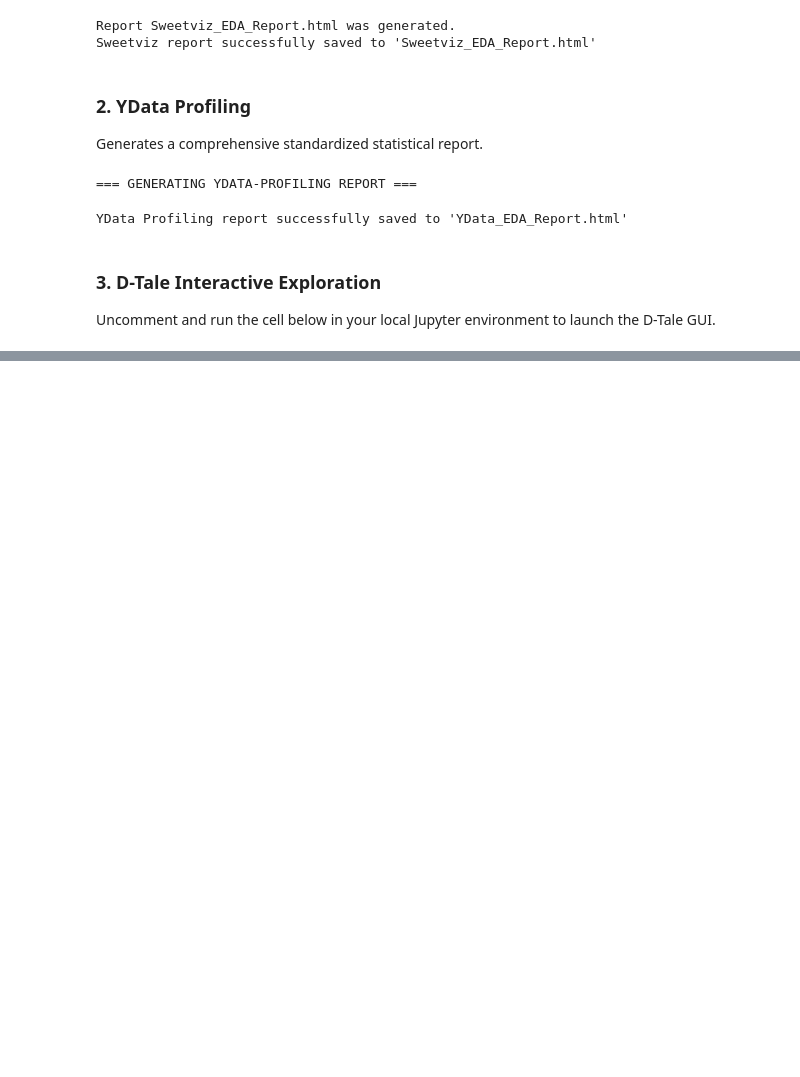
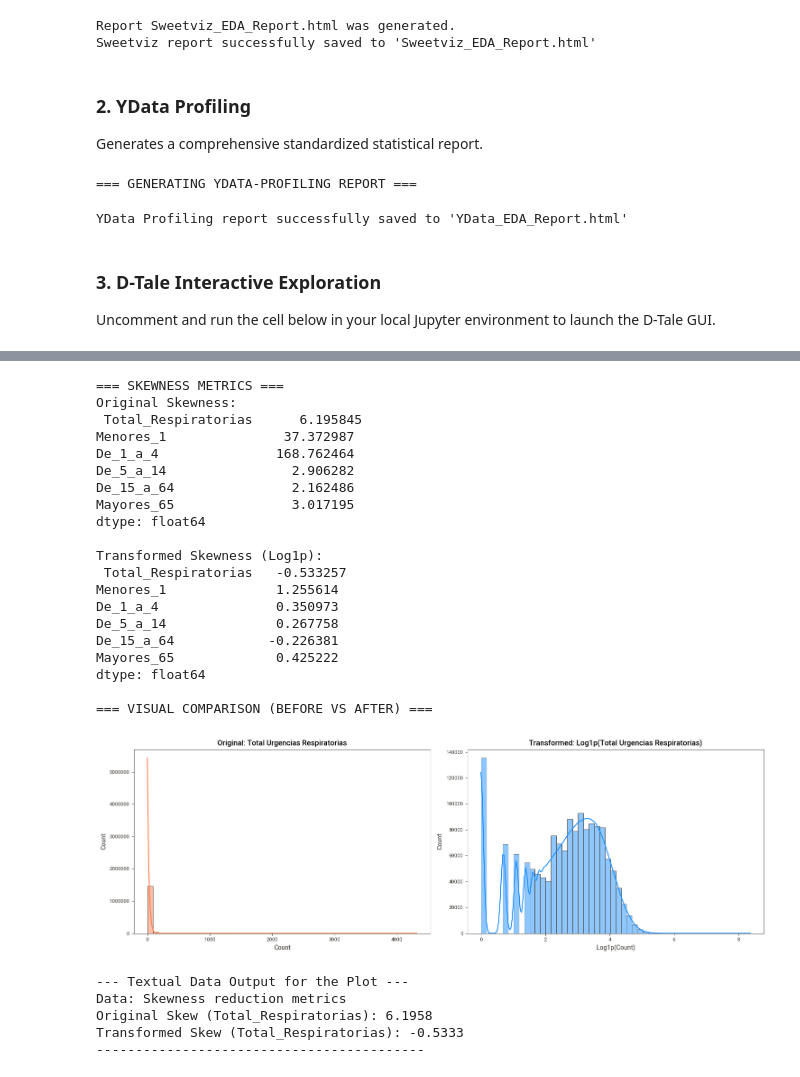
Before and after one commit to RicketyMajor/vitalflow, a Jupyter notebook: notebooks/03_eda_comprehensive.ipynb, the cells around one changed output, grey strips where cells are left out. Saved outputs shown, nothing was run; the diff lists cells and outputs as text; code cells hidden in the pictures; blank space fills up the shorter version.

Commit message:
feat: add skewness correction (Log1p) to EDA notebook

```diff
--- a/notebooks/03_eda_comprehensive.ipynb
+++ b/notebooks/03_eda_comprehensive.ipynb
@@ -83,0 +89,60 @@ Uncomment and run the cell below in your local Jupyter environment to launch the
+# %%
+import numpy as np
+import matplotlib.pyplot as plt
+import seaborn as sns
+
+print("=== SKEWNESS METRICS ===")
+cols_to_check = ['Total_Respiratorias', 'Menores_1', 'De_1_a_4', 'De_5_a_14', 'De_15_a_64', 'Mayores_65']
+print("Original Skewness:\n", df_eda[cols_to_check].skew())
+
+# Apply Log1p Transformation
+df_log = df_eda[cols_to_check].apply(np.log1p)
+print("\nTransformed Skewness (Log1p):\n", df_log.skew())
+
+print("\n=== VISUAL COMPARISON (BEFORE VS AFTER) ===")
+fig, axes = plt.subplots(1, 2, figsize=(15, 5))
+
+sns.histplot(df_eda['Total_Respiratorias'], bins=50, ax=axes[0], color='coral', kde=True)
+axes[0].set_title('Original: Total Urgencias Respiratorias')
+axes[0].set_xlabel('Count')
+
+sns.histplot(df_log['Total_Respiratorias'], bins=50, ax=axes[1], color='dodgerblue', kde=True)
+axes[1].set_title('Transformed: Log1p(Total Urgencias Respiratorias)')
+axes[1].set_xlabel('Log1p(Count)')
+
+plt.tight_layout()
+plt.show()
+
+# REQUIRED TEXT OUTPUT
+print("\n--- Textual Data Output for the Plot ---")
+print("Data: Skewness reduction metrics")
+print(f"Original Skew (Total_Respiratorias): {df_eda['Total_Respiratorias'].skew():.4f}")
+print(f"Transformed Skew (Total_Respiratorias): {df_log['Total_Respiratorias'].skew():.4f}")
+print("------------------------------------------")
+# %% [output]
+=== SKEWNESS METRICS ===
+Original Skewness:
+ Total_Respiratorias      6.195845
+Menores_1               37.372987
+De_1_a_4               168.762464
+De_5_a_14                2.906282
+De_15_a_64               2.162486
+Mayores_65               3.017195
+dtype: float64
+
+Transformed Skewness (Log1p):
+ Total_Respiratorias   -0.533257
+Menores_1              1.255614
+De_1_a_4               0.350973
+De_5_a_14              0.267758
+De_15_a_64            -0.226381
+Mayores_65             0.425222
+dtype: float64
+
+=== VISUAL COMPARISON (BEFORE VS AFTER) ===
+[figure, added]
+--- Textual Data Output for the Plot ---
+Data: Skewness reduction metrics
+Original Skew (Total_Respiratorias): 6.1958
+Transformed Skew (Total_Respiratorias): -0.5333
+------------------------------------------
```
Also changed, not shown: parts of 3 cells of this notebook.
